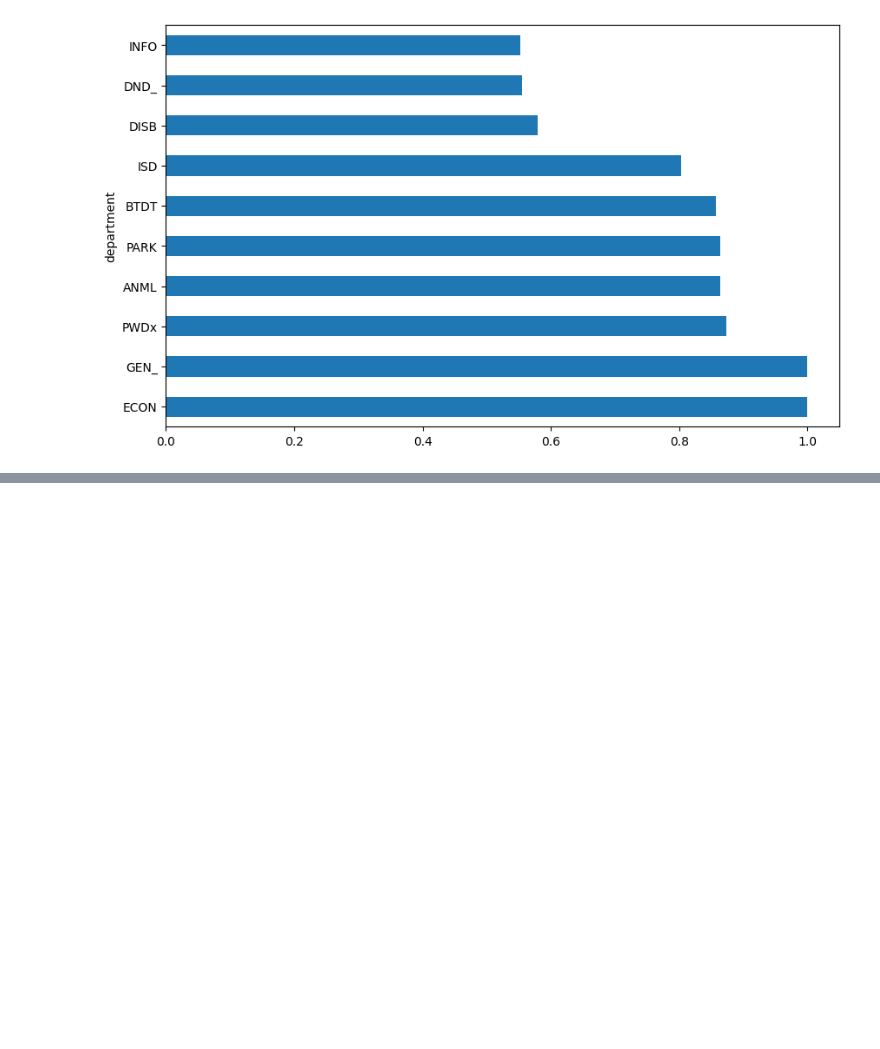
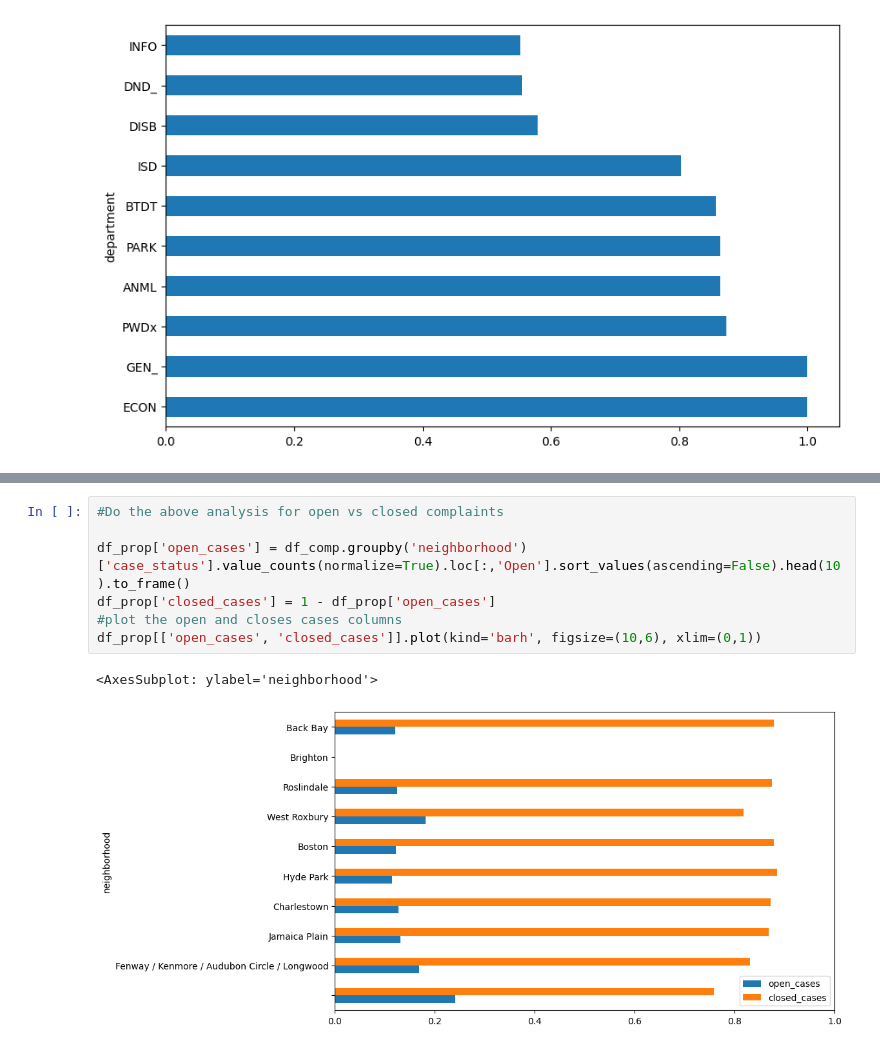
Before and after one commit to BU-Spark/ds-councilor-breadon-bad-landlords2, a Jupyter notebook: spring23-team-2/deliverables/deliverable_1/complaints_22.ipynb, the cells around one changed output, grey strips where cells are left out. Cells and saved outputs as stored; diff of their text form; blank space fills up the shorter version.

```diff
--- a/spring23-team-2/deliverables/deliverable_1/complaints_22.ipynb
+++ b/spring23-team-2/deliverables/deliverable_1/complaints_22.ipynb
@@ -108,0 +111,10 @@ df_comp.groupby('department')['ontime'].value_counts(normalize=True).loc[:,'ONTI
+# %%
+#Do the above analysis for open vs closed complaints
+
+df_prop['open_cases'] = df_comp.groupby('neighborhood')['case_status'].value_counts(normalize=True).loc[:,'Open'].sort_values(ascending=False).head(10).to_frame()
+df_prop['closed_cases'] = 1 - df_prop['open_cases']
+#plot the open and closes cases columns
+df_prop[['open_cases', 'closed_cases']].plot(kind='barh', figsize=(10,6), xlim=(0,1))
+# %% [output]
+<AxesSubplot: ylabel='neighborhood'>
+[figure, added]
```
Also changed, not shown: parts of 8 cells of this notebook, 5 other files.
